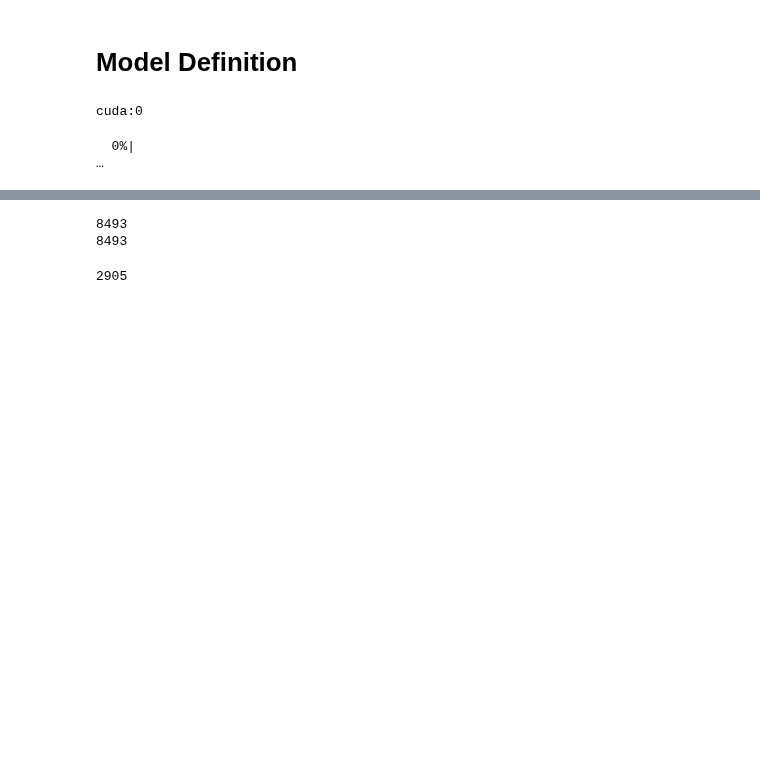
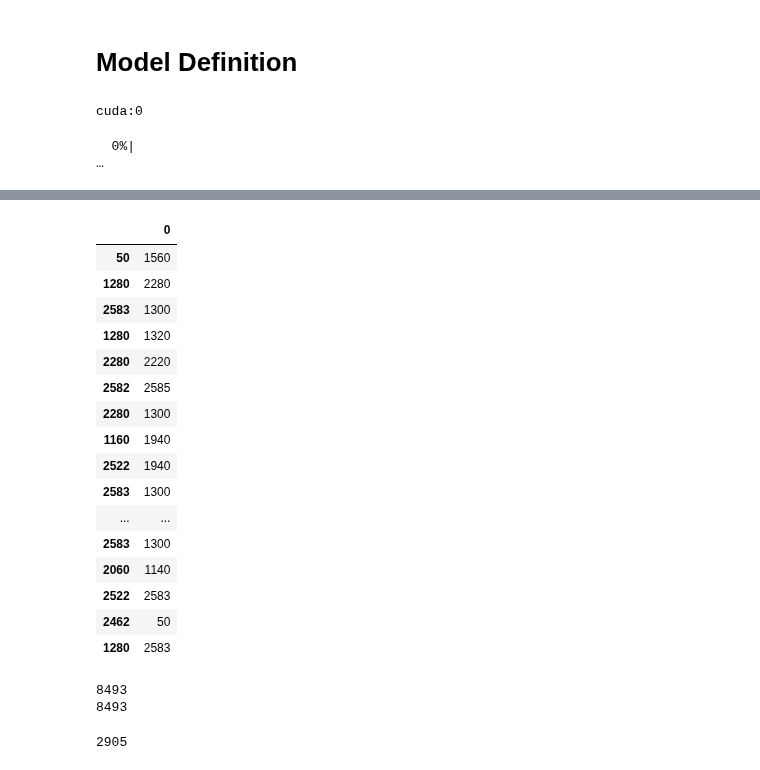
Before and after one commit to gatienc/multimodal_product_data_classification, a Jupyter notebook: notebooks/evaluation.ipynb, the cells around one changed output, grey strips where cells are left out. Cells and saved outputs as stored; diff of their text form; code cells hidden in the pictures; blank space fills up the shorter version.

```diff
--- a/notebooks/evaluation.ipynb
+++ b/notebooks/evaluation.ipynb
@@ -501,3 +571,24 @@ for pred in preds:
+# %%
+df=pd.DataFrame(y_pred,y_true)
+df.head(50)
+# %% [output]
+|  | 0 |
+| 50 | 1560 |
+| 1280 | 2280 |
+| 2583 | 1300 |
+| 1280 | 1320 |
+| 2280 | 2220 |
+| 2582 | 2585 |
+| 2280 | 1300 |
+| 1160 | 1940 |
+| 2522 | 1940 |
+| 2583 | 1300 |
+| ... | ... |
+| 2583 | 1300 |
+| 2060 | 1140 |
+| 2522 | 2583 |
+| 2462 | 50 |
+| 1280 | 2583 |
 # %%
 print(len(y_pred))
 print(len(y_true))
```
Also changed, not shown: parts of 7 cells of this notebook.
